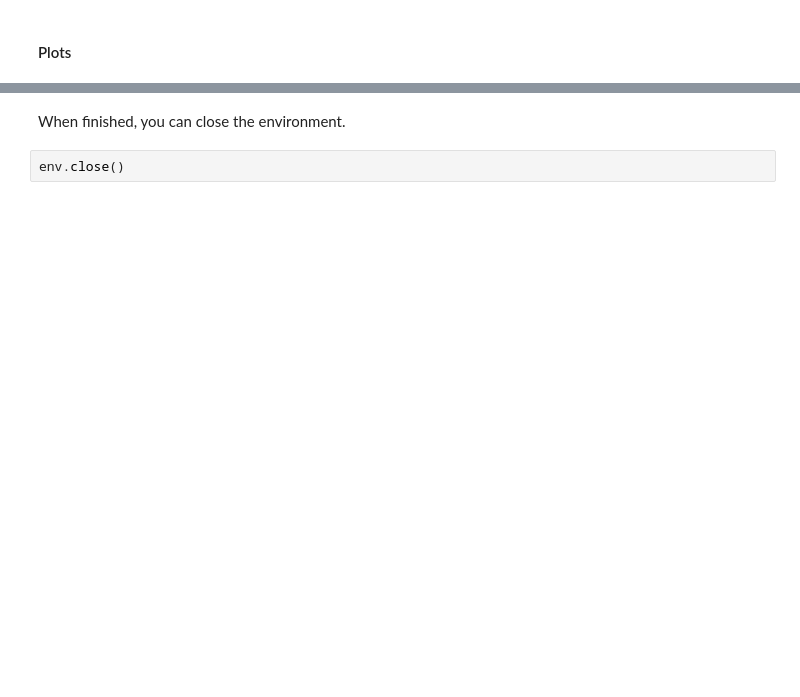
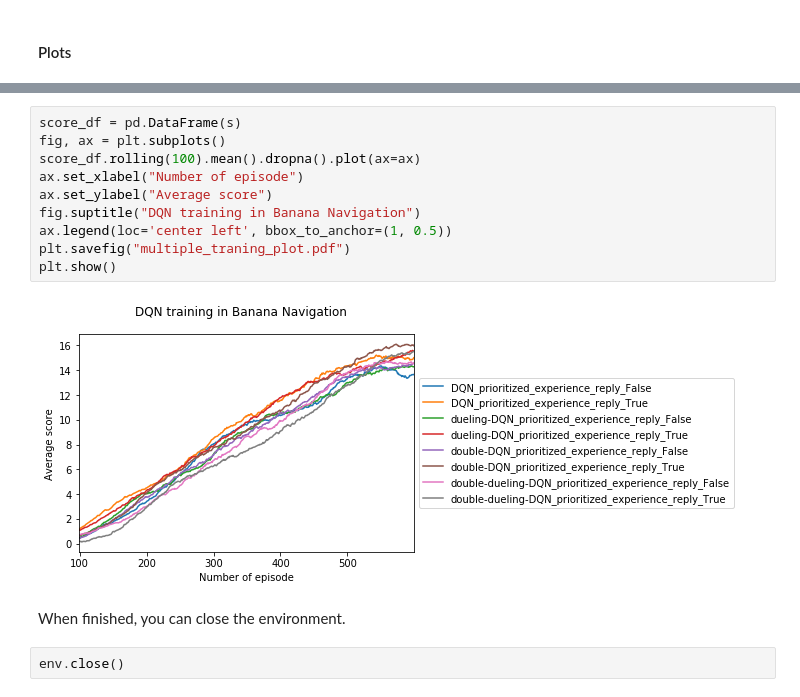
Before and after one commit to beibeiJ/deep-reinforcement-learning, a Jupyter notebook: p1_navigation/Navigation_solution.ipynb, the cells around one changed output, grey strips where cells are left out. Saved outputs shown, nothing was run; the diff lists cells and outputs as text; blank space fills up the shorter version.

```diff
--- a/p1_navigation/Navigation_solution.ipynb
+++ b/p1_navigation/Navigation_solution.ipynb
@@ -262,4 +284,16 @@ double-DQN_prioritized_experience_reply_True total length of score records: 491
 ... (4 outputs left out)
+# %%
+score_df = pd.DataFrame(s)
+fig, ax = plt.subplots()
+score_df.rolling(100).mean().dropna().plot(ax=ax)
+ax.set_xlabel("Number of episode")
+ax.set_ylabel("Average score")
+fig.suptitle("DQN training in Banana Navigation")
+ax.legend(loc='center left', bbox_to_anchor=(1, 0.5))
+plt.savefig("multiple_traning_plot.pdf")
+plt.show()
+# %% [output]
+[figure, added]
 # %% [markdown]
 When finished, you can close the environment.
 # %%
```
Also changed, not shown: parts of 9 cells of this notebook.
